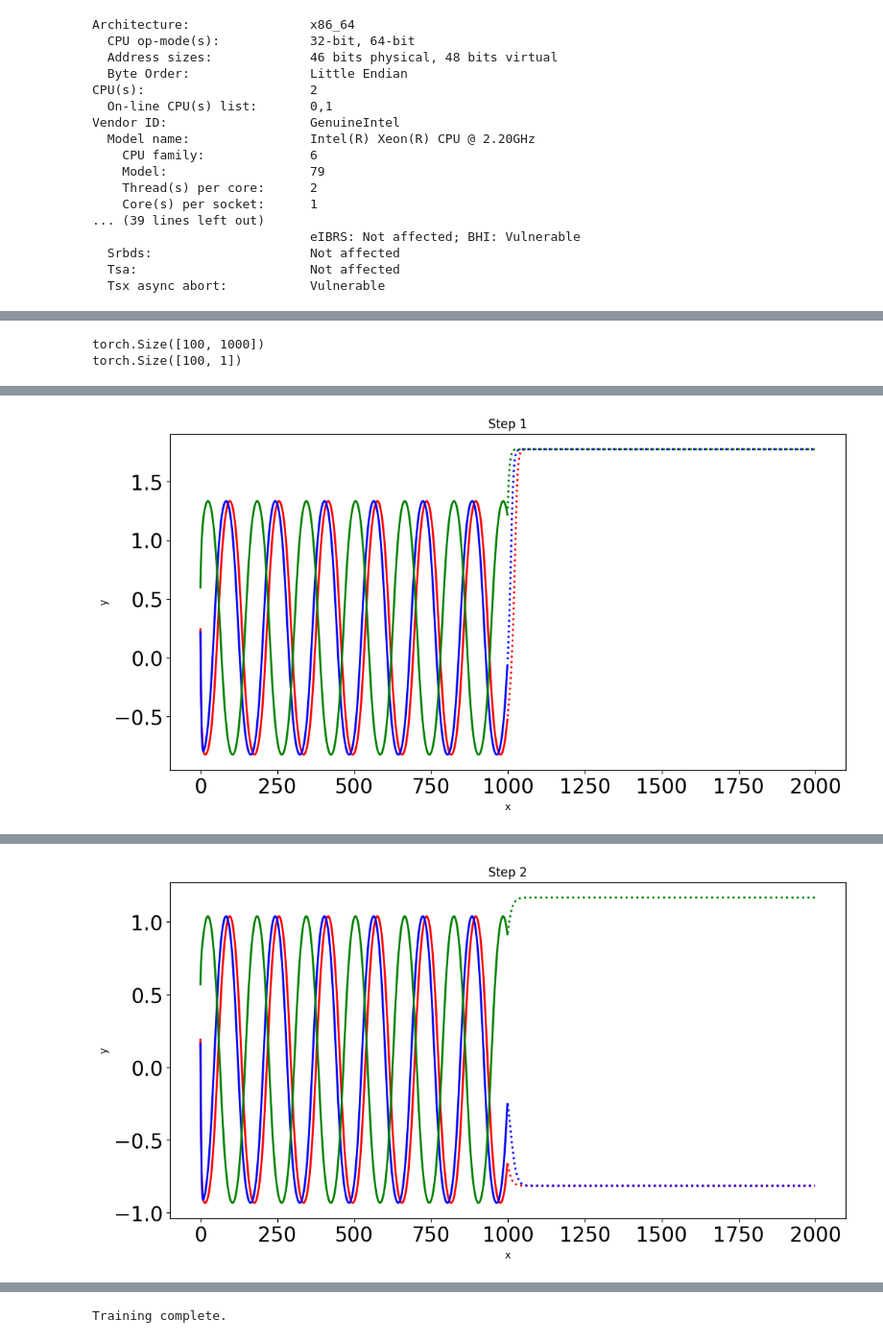
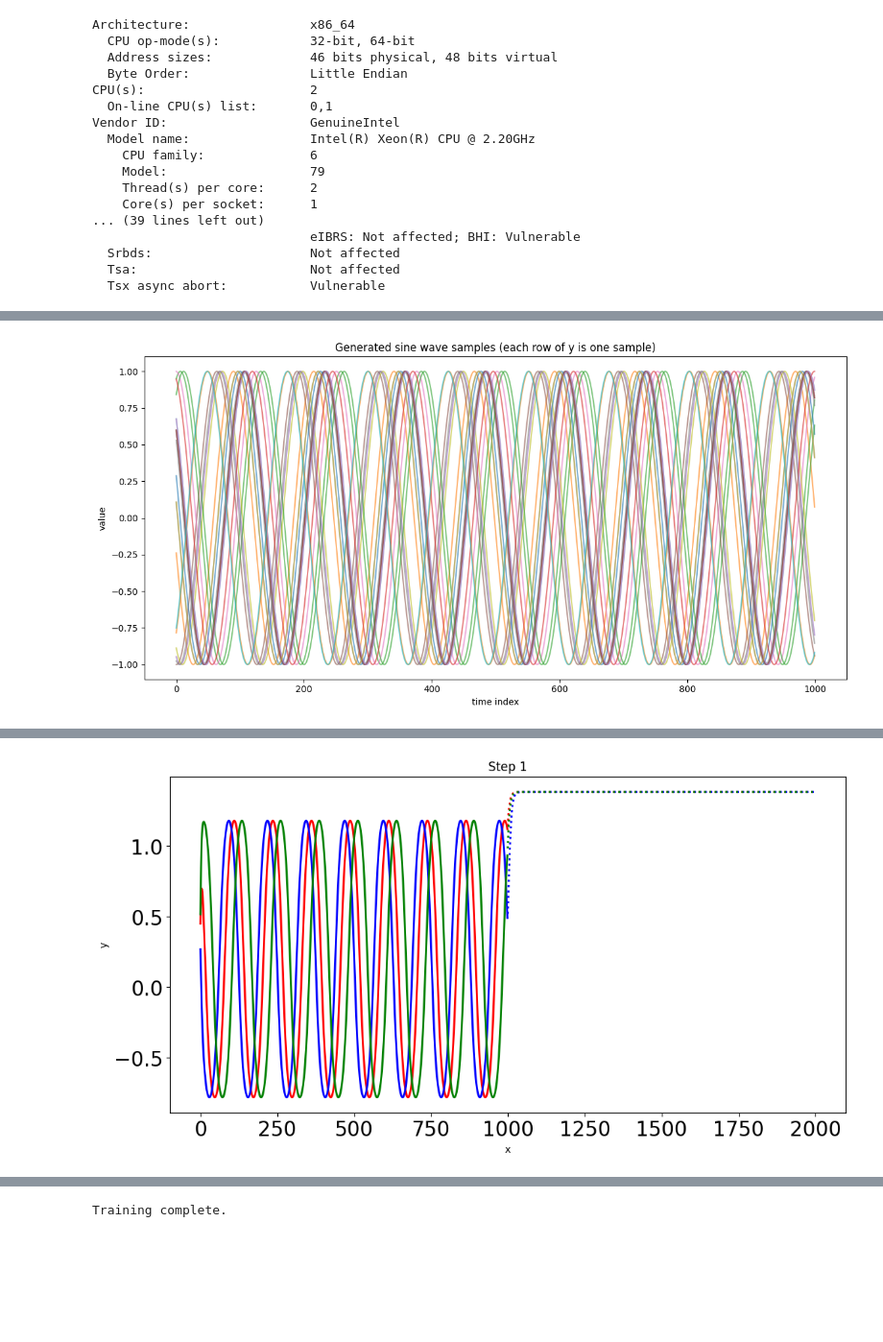
Before and after one commit to mmaracic/ml-timeseries-sine, a Jupyter notebook: lstm-sine.ipynb, the cells around one changed output, grey strips where cells are left out. Shown at 96% size. Drawn from its saved outputs; the diff is of its cells as text; code cells hidden in the pictures; blank space fills up the shorter version.

Commit message:
LSTM functions remodelling

```diff
--- a/lstm-sine.ipynb
+++ b/lstm-sine.ipynb
@@ -68,12 +96,3 @@ plt.show()
-# %%
-import torch
-y_t = torch.from_numpy(y).float()
-print(y_t.size())
-input_t = y_t.split(1, dim=1) # Returns a tuple of length L, each element is a tensor of shape (N, 1)
-print(input_t[0].shape)  # should be (N, 1)
-# %% [output]
-torch.Size([100, 1000])
-torch.Size([100, 1])
 # %%
 import torch
 import torch.nn as nn
@@ -189,8 +228,18 @@ test_target = torch.from_numpy(y[:3, 1:]) # (3, 999) - 1-999
 # %%
 # Calling training loop
+import torch.optim as optim
+import torch.nn as nn
+# Generate training and testing samples
+train_input, train_target, test_input, test_target = geneate_training_and_testing_samples(
+    sample_function=lambda: generate_sine_wave_samples(N=100, L=1000, T=20),
+    sample_name="Generated sine wave",
+    training_samples=3
+)
+# Initialize model and optimiser
 model = LSTM()
 optimiser = optim.LBFGS(model.parameters(), lr=0.08) # Using LBFGS optimiser instead of Adam
 training_loop(n_epochs=5, model=model, optimiser=optimiser, loss_fn=nn.MSELoss(),
               train_input=train_input, train_target=train_target, test_input=test_input, test_target=test_target,
               future_preds=1000)
 # %% [output]
+[figure, new version]
@@ -199 +248 @@ Testing step: 0, Loss: 0.07751364260911942
-[figure, old version]
+[figure, new version]
@@ -204 +252,0 @@ Testing loss change: -0.06597481574863195
-[figure, old version]
```
Also changed, not shown: parts of 8 cells of this notebook.
